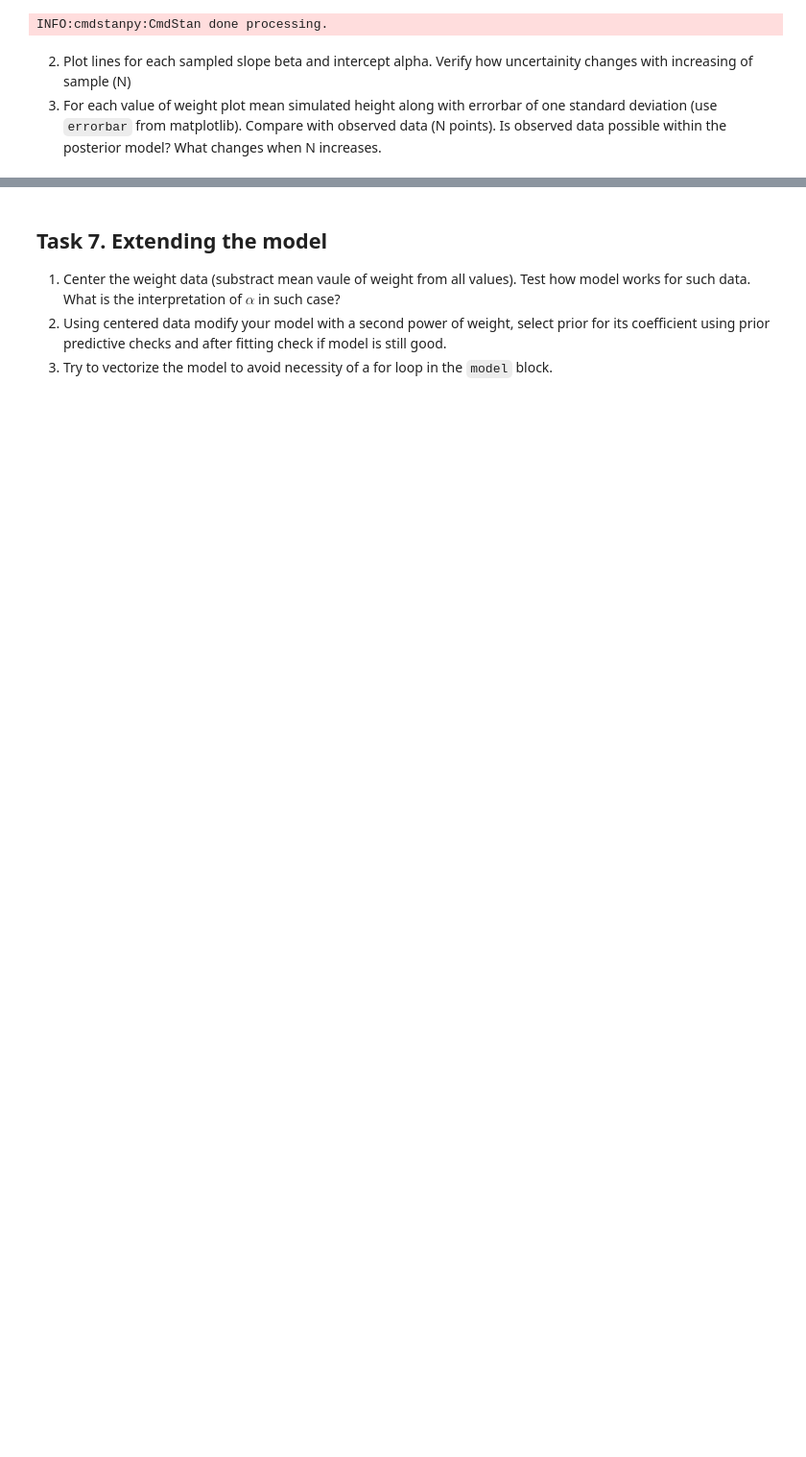
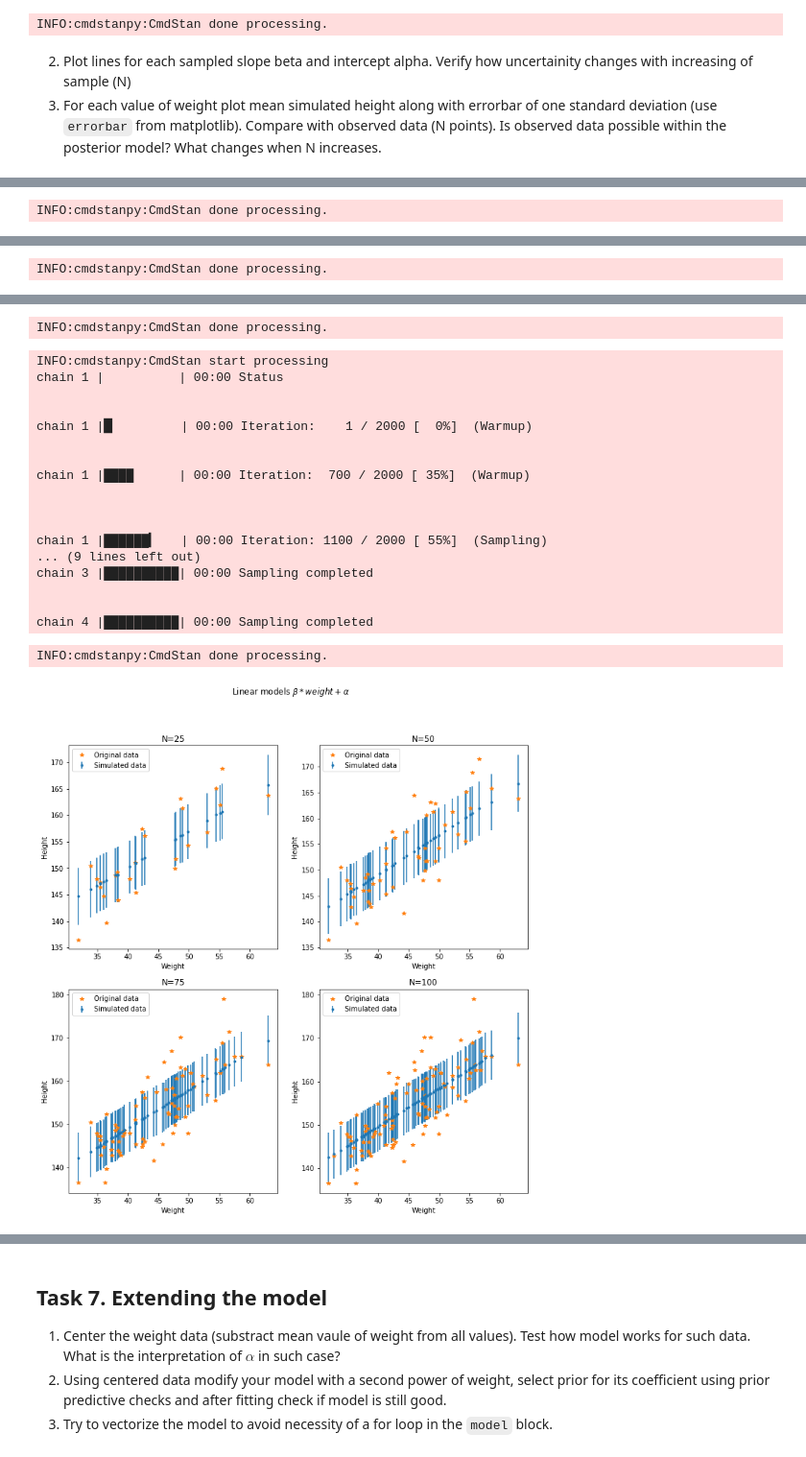
Before and after one commit to mfloras/Data-Analytics, a Jupyter notebook: Lab4/lab4.ipynb, the cells around one changed output, grey strips where cells are left out. Shown at 96% size. Saved outputs shown, nothing was run; the diff lists cells and outputs as text; code cells hidden in the pictures; blank space fills up the shorter version.

```diff
--- a/Lab4/lab4.ipynb
+++ b/Lab4/lab4.ipynb
@@ -369,0 +446,20 @@ INFO:cmdstanpy:CmdStan done processing.
+# %%
+fig, ax = plt.subplots(2, 2, figsize=(12, 12))
+fig.suptitle(r'Linear models $\beta*weight+\alpha$')
+
+for sample in range(len(N_samples)):
+    N = N_samples[sample]
+    data_fit = {'N': N, 'weight': d.weight.iloc[:N].values, 'heights': d.height.iloc[:N].values}
+    fit_model=model_2_fit.sample(data=data_fit,seed=28052020)
+    df = fit_model.draws_pd().describe()
+    row = sample // 2
+    col = sample % 2
+    ax[row, col].errorbar(d.weight.iloc[:N].values,df.loc[["mean"]].iloc[:,-N:].to_numpy()[0], yerr=df.loc[["std"]].iloc[:,-N:].to_numpy()[0], fmt='.', label="Simulated data")
+    ax[row, col].plot(d.weight.iloc[:N].values,d.height.iloc[:N].values, '*', label="Original data")
+    ax[row, col].set_title("N={0}".format(N))
+    ax[row, col].set_xlabel("Weight")
+    ax[row, col].set_ylabel("Height")
+    ax[row, col].legend()
+
+plt.show()
+# %% [output]
@@ -369,0 +480 @@ INFO:cmdstanpy:CmdStan done processing.
+INFO:cmdstanpy:CmdStan done processing.
@@ -369,0 +496 @@ INFO:cmdstanpy:CmdStan done processing.
+INFO:cmdstanpy:CmdStan done processing.
@@ -369,0 +517,20 @@ INFO:cmdstanpy:CmdStan done processing.
+INFO:cmdstanpy:CmdStan done processing.
+INFO:cmdstanpy:CmdStan start processing
+chain 1 |          | 00:00 Status
+
+
+chain 1 |▉         | 00:00 Iteration:    1 / 2000 [  0%]  (Warmup)
+
+
+chain 1 |████      | 00:00 Iteration:  700 / 2000 [ 35%]  (Warmup)
+
+
+
+chain 1 |██████▎   | 00:00 Iteration: 1100 / 2000 [ 55%]  (Sampling)
+... (9 lines left out)
+chain 3 |██████████| 00:00 Sampling completed
+
+
+chain 4 |██████████| 00:00 Sampling completed
+INFO:cmdstanpy:CmdStan done processing.
+[figure, added]
```
Also changed, not shown: parts of 13 cells of this notebook, 2 other files.
